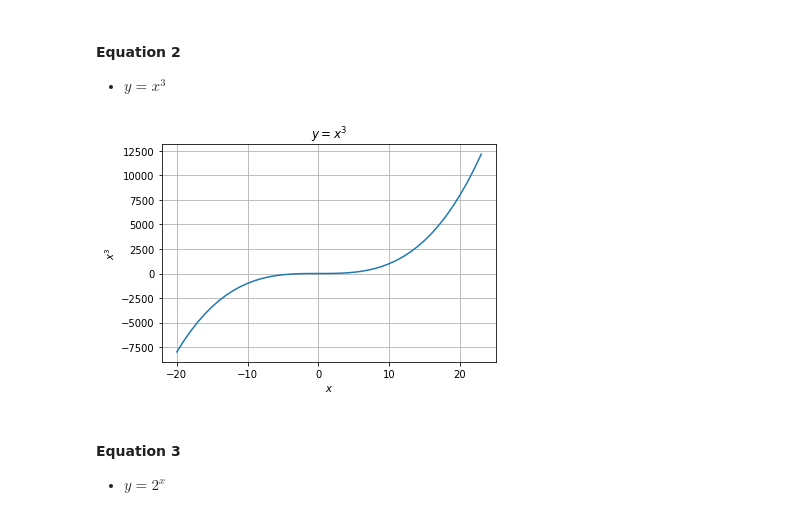
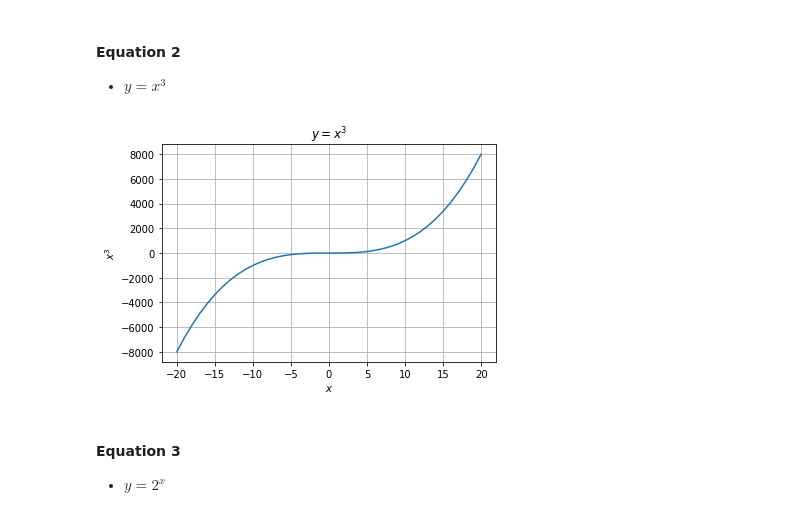
Before and after one commit to lukewbecker/numpy-pandas-visualization-exercises, a Jupyter notebook: matplotlib_exercises.ipynb, the cells around one changed output. Cells and saved outputs as stored; diff of their text form; code cells hidden in the pictures.

```diff
--- a/matplotlib_exercises.ipynb
+++ b/matplotlib_exercises.ipynb
@@ -56,18 +56,18 @@ plt.show()
 #### Equation 2
 - $y = x^3$
 # %%
-x3 = list(range(-20, 24))
+x3 = list(range(-20, 21))
 y3 = [y ** 3 for y in x3]
 
 plt.plot(x3, y3)
 plt.savefig('cubed_figure.pdf')
 plt.ylabel('$x^3$')
 plt.xlabel('$x$')
 plt.title("$y = x^3$")
 plt.grid(b=True)
 plt.show()
 # %% [output]
-[figure, old version]
+[figure, new version]
 # %% [markdown]
 #### Equation 3
 - $y = 2^x$
```
Also changed, not shown: parts of 1 cell of this notebook.
